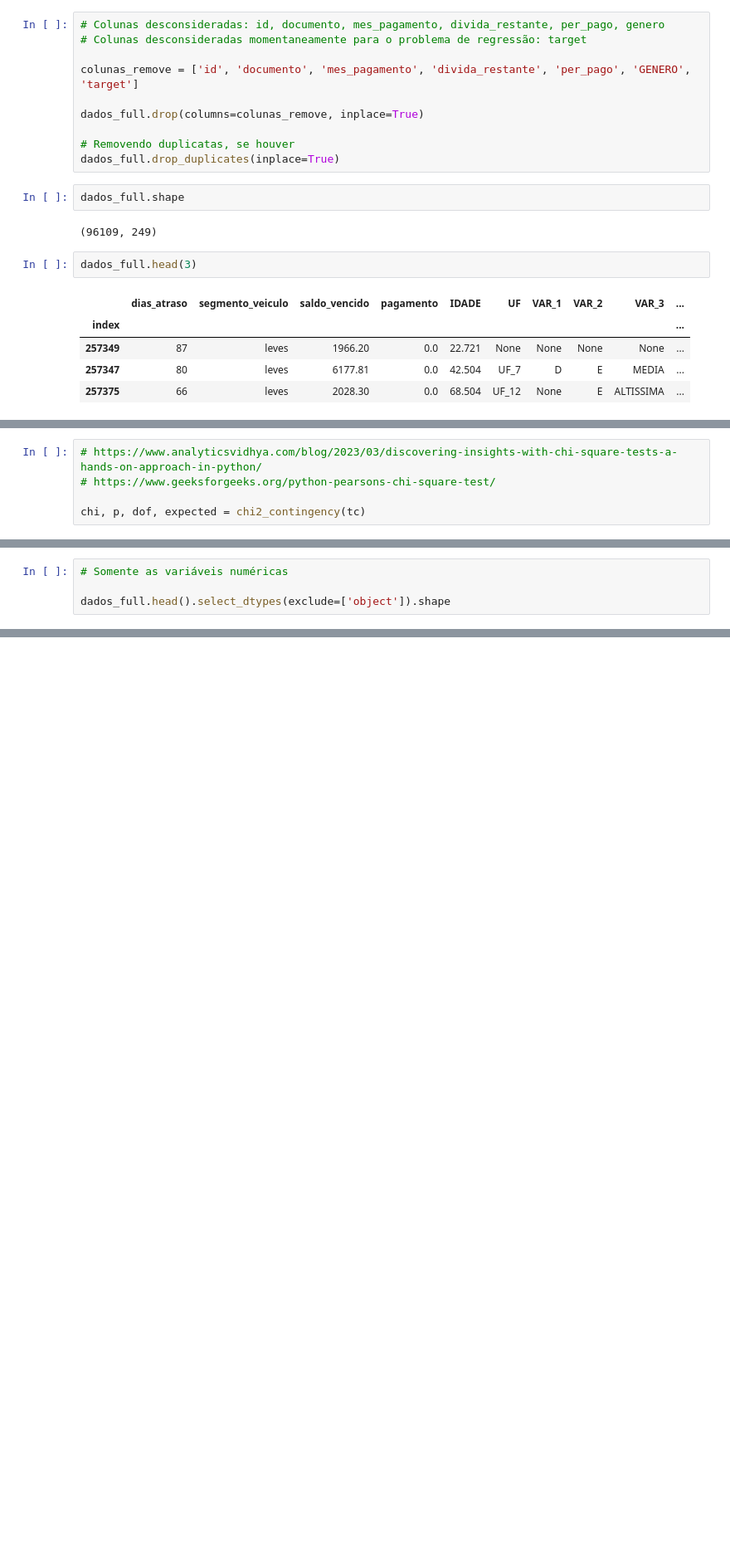
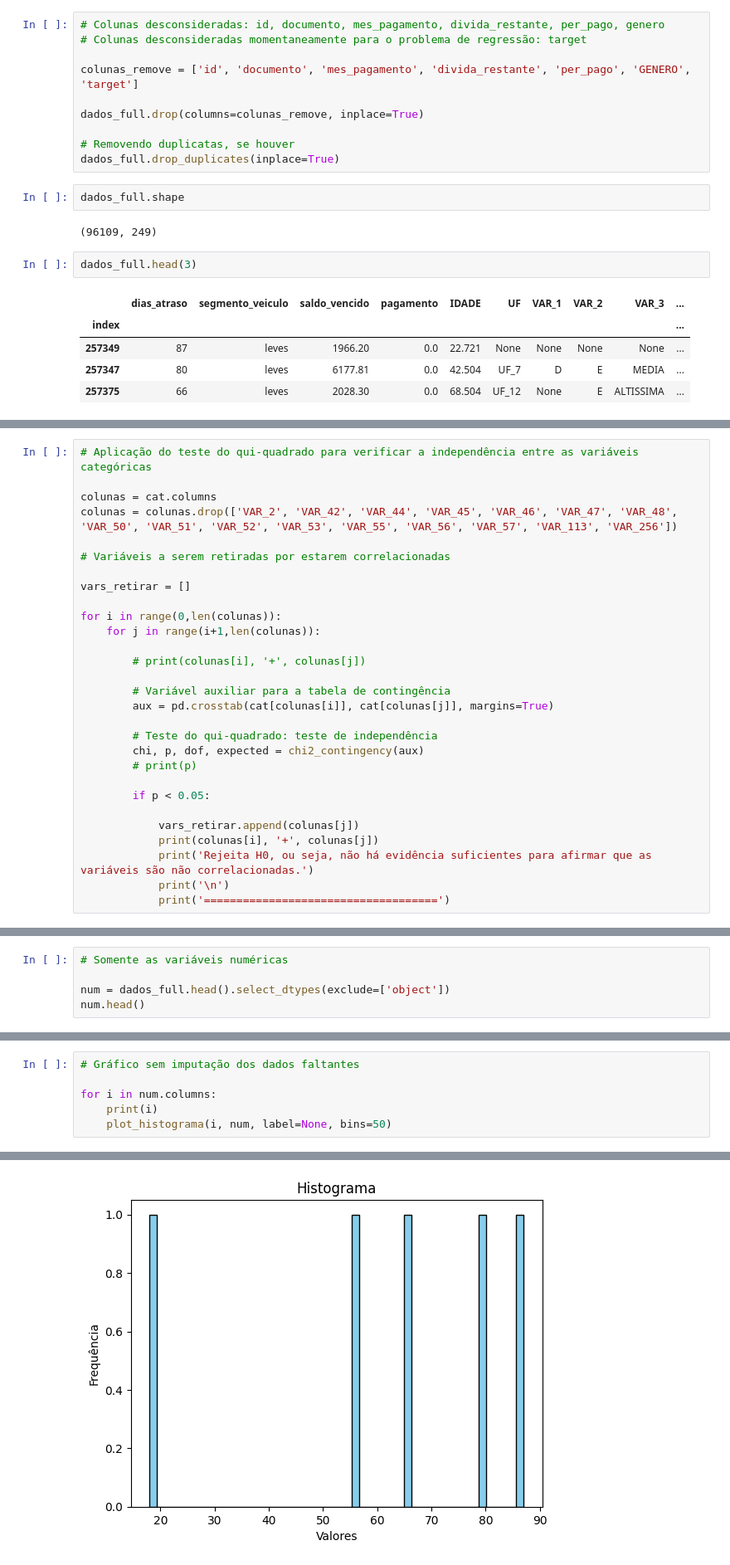
Before and after one commit to HugoCalegari/Estudo_Cobranca, a Jupyter notebook: vCobranca/1.Estudo_Variaveis/1.Exploracao_1.ipynb, the cells around one changed output, grey strips where cells are left out. Shown at 83% size. Drawn from its saved outputs; the diff is of its cells as text; blank space fills up the shorter version.

```diff
--- a/vCobranca/1.Estudo_Variaveis/1.Exploracao_1.ipynb
+++ b/vCobranca/1.Estudo_Variaveis/1.Exploracao_1.ipynb
@@ -91,5 +136,0 @@ tc
-# %%
-# https://www.analyticsvidhya.com/blog/2023/03/discovering-insights-with-chi-square-tests-a-hands-on-approach-in-python/
-# https://www.geeksforgeeks.org/python-pearsons-chi-square-test/
-
-chi, p, dof, expected = chi2_contingency(tc)
@@ -99,0 +137,29 @@ np.float64(0.0)
+# %%
+# Aplicação do teste do qui-quadrado para verificar a independência entre as variáveis categóricas
+
+colunas = cat.columns
+colunas = colunas.drop(['VAR_2', 'VAR_42', 'VAR_44', 'VAR_45', 'VAR_46', 'VAR_47', 'VAR_48', 'VAR_50', 'VAR_51', 'VAR_52', 'VAR_53', 'VAR_55', 'VAR_56', 'VAR_57', 'VAR_113', 'VAR_256'])
+
+# Variáveis a serem retiradas por estarem correlacionadas
+
+vars_retirar = []
+
+for i in range(0,len(colunas)):
+    for j in range(i+1,len(colunas)):
+
+        # print(colunas[i], '+', colunas[j])
+
+        # Variável auxiliar para a tabela de contingência
+        aux = pd.crosstab(cat[colunas[i]], cat[colunas[j]], margins=True)
+
+        # Teste do qui-quadrado: teste de independência
+        chi, p, dof, expected = chi2_contingency(aux)
+        # print(p)
+
+        if p < 0.05:
+
+            vars_retirar.append(colunas[j])
+            print(colunas[i], '+', colunas[j])
+            print('Rejeita H0, ou seja, não há evidência suficientes para afirmar que as variáveis são não correlacionadas.')
+            print('\n')
+            print('====================================')
@@ -100,5 +221,6 @@ np.float64(0.0)
 # %%
 # Somente as variáveis numéricas
 
-dados_full.head().select_dtypes(exclude=['object']).shape
+num = dados_full.head().select_dtypes(exclude=['object'])
+num.head()
 # %% [output]
@@ -105,0 +258,7 @@ dados_full.head().select_dtypes(exclude=['object']).shape
+# %%
+# Gráfico sem imputação dos dados faltantes
+
+for i in num.columns:
+    print(i)
+    plot_histograma(i, num, label=None, bins=50)
+# %% [output]
@@ -105,0 +266 @@ dados_full.head().select_dtypes(exclude=['object']).shape
+[figure, added]
```
Also changed, not shown: parts of 20 cells of this notebook.
